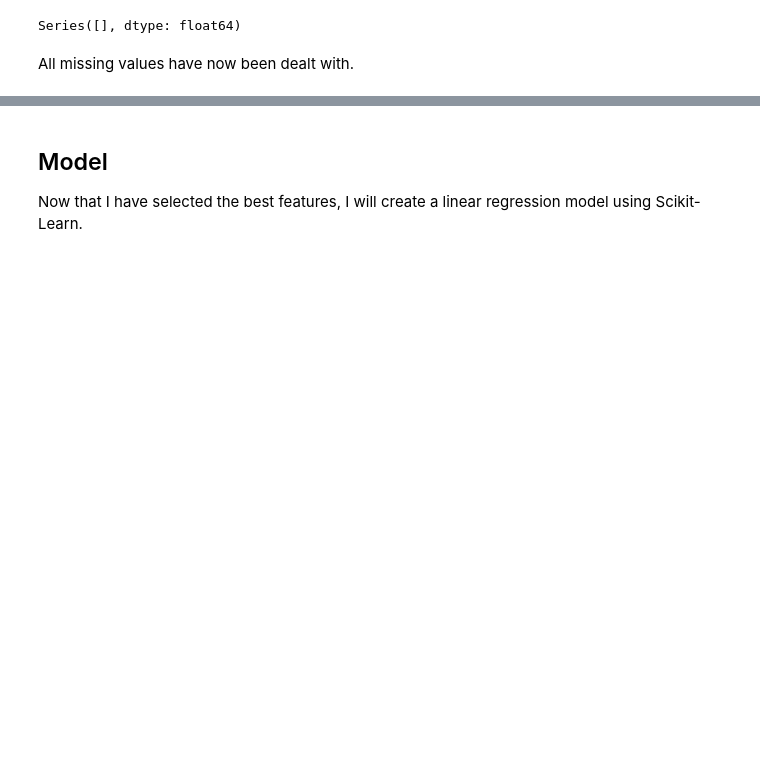
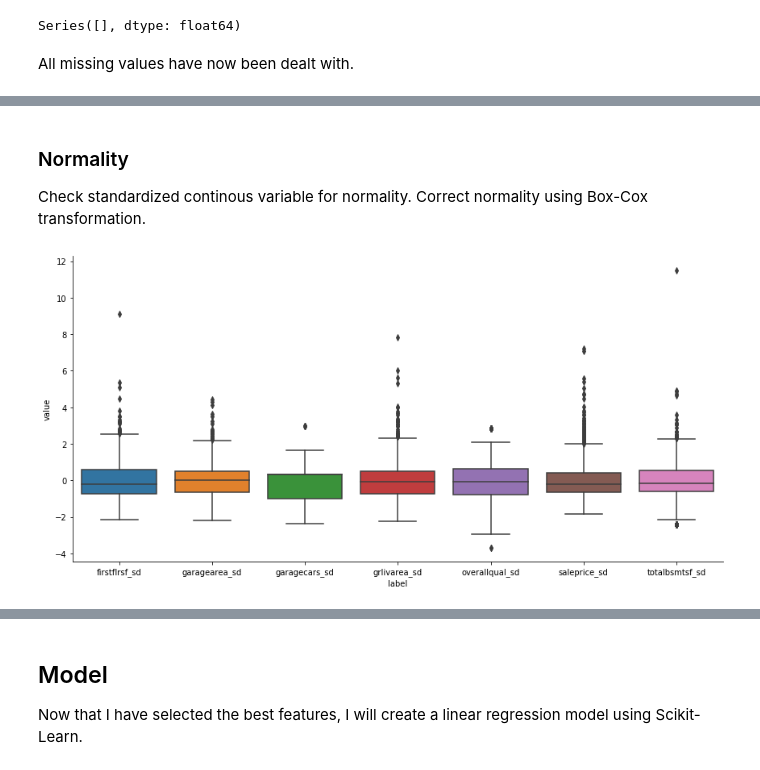
Before and after one commit to dmclark53/thinkful, a Jupyter notebook: Module_19/Simple_linear_regression_with_OLS/Simple_linear_regression_with_OLS.ipynb, the cells around one changed output, grey strips where cells are left out. Drawn from its saved outputs; the diff is of its cells as text; code cells hidden in the pictures; blank space fills up the shorter version.

```diff
--- a/Module_19/Simple_linear_regression_with_OLS/Simple_linear_regression_with_OLS.ipynb
+++ b/Module_19/Simple_linear_regression_with_OLS/Simple_linear_regression_with_OLS.ipynb
@@ -513,3 +280,6 @@ correlated_features.remove('saleprice_bc_tk_sd')
+# %%
+correlated_features = correlated_with_saleprice[correlated_with_saleprice > 0.6].index.tolist()
+correlated_features.remove('saleprice_sd')
 # %%
 print(f'Features that have at least a 0.6 correlations with sale price are:\n{correlated_features}')
 # %% [output]
@@ -517,0 +290,3 @@ Features that have at least a 0.6 correlations with sale price are:
+# %%
+correlated_variables = correlated_features
+correlated_variables.append('saleprice_sd')
@@ -517,0 +307,2 @@ Features that have at least a 0.6 correlations with sale price are:
+# %%
+cat_features = hp.select_cat_variables(df_clean, 'saleprice', cat_variables, alpha=0.05)
@@ -517,0 +374,2 @@ Features that have at least a 0.6 correlations with sale price are:
+# %%
+df_clean = hp.dummyify(df_clean, cat_features)
@@ -517,0 +418,7 @@ Features that have at least a 0.6 correlations with sale price are:
+# %% [markdown]
+### Normality
+Check standardized continous variable for normality. Correct normality using Box-Cox transformation.
+# %%
+hp.look_for_outliers(df_clean, correlated_variables)
+# %% [output]
+[figure, added]
```
Also changed, not shown: parts of 130 cells of this notebook, 1 other file.
